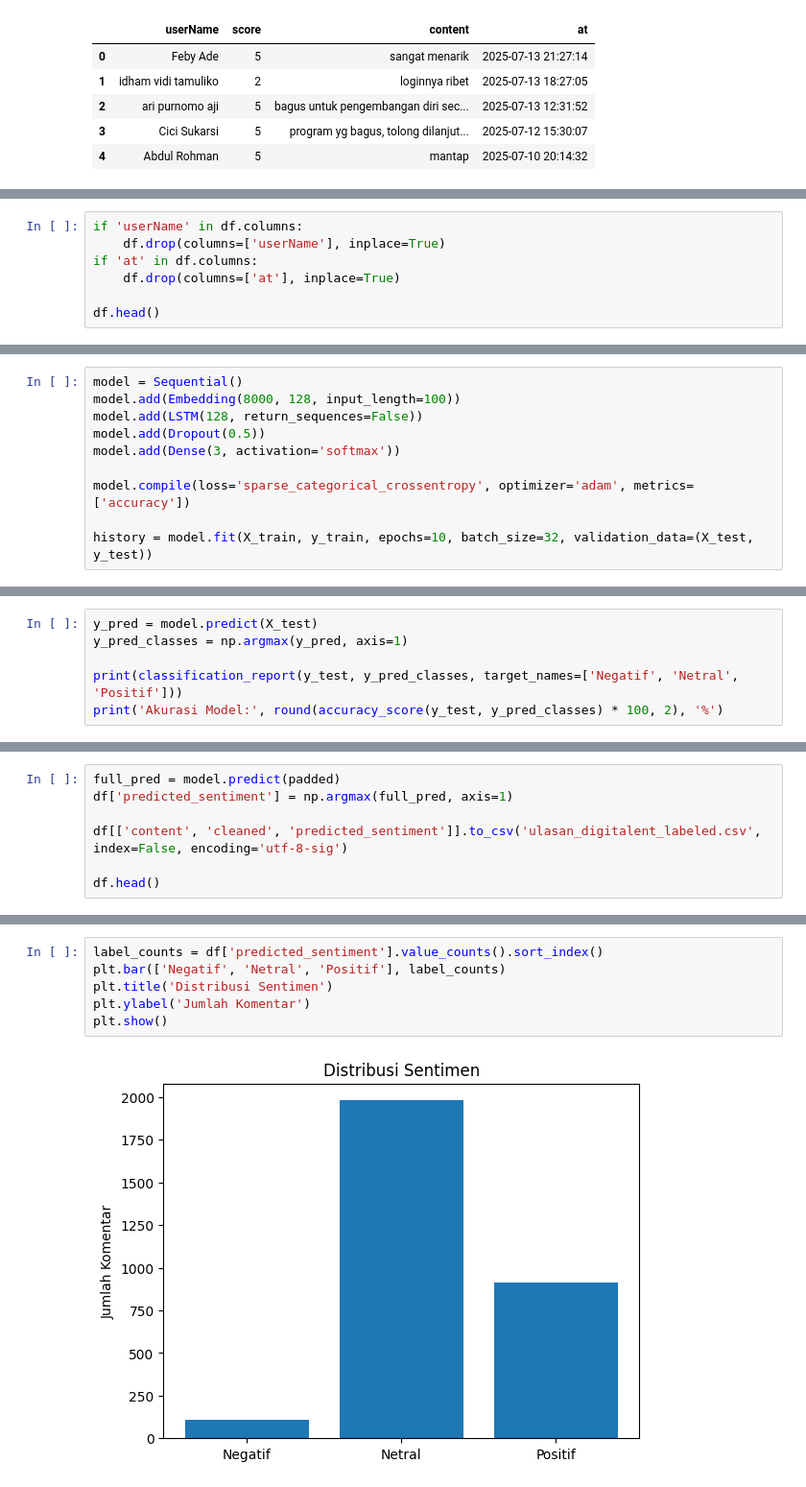
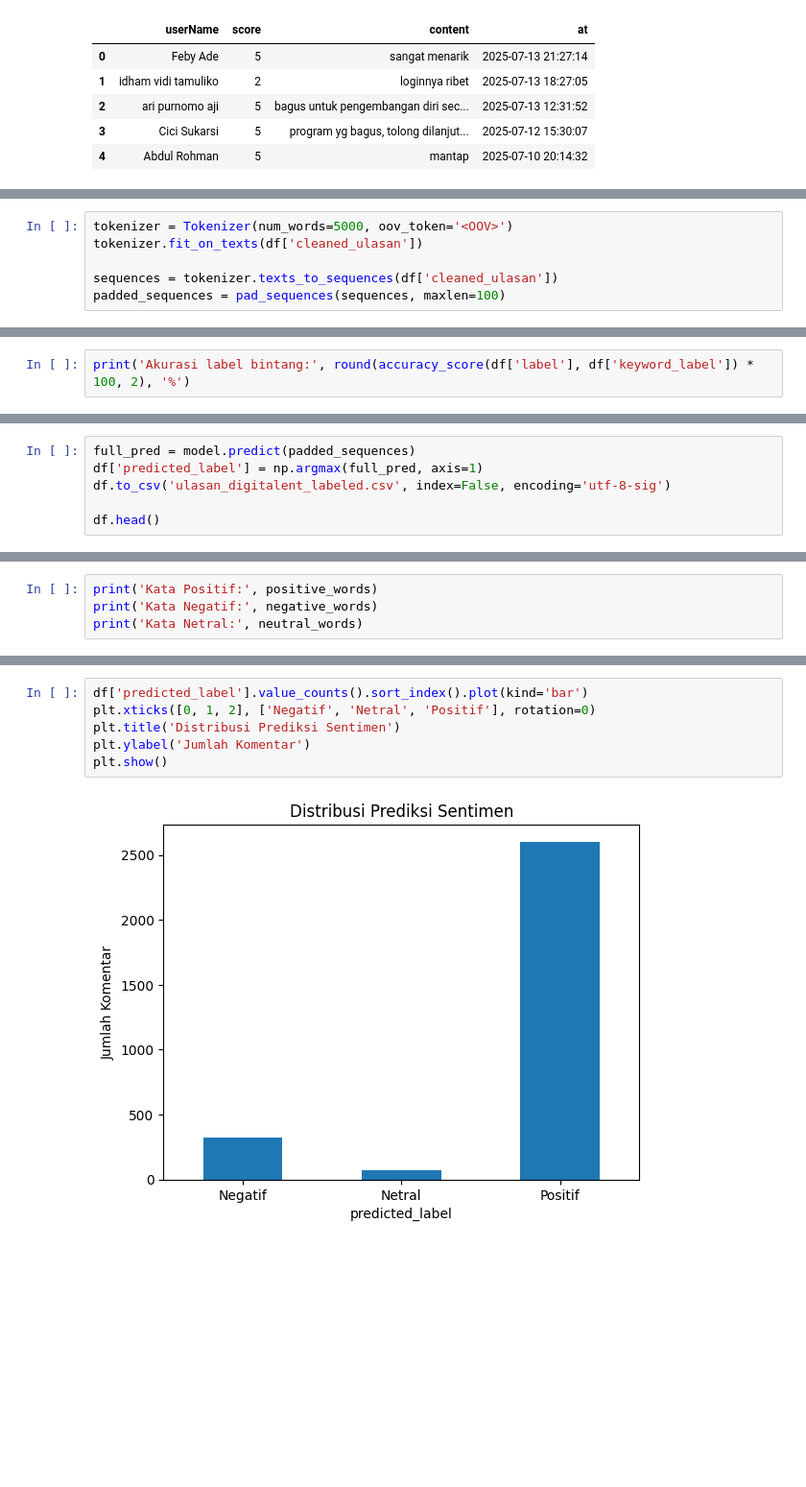
Before and after one commit to MuhamadDaffaNashrullah/UASV2-IPYNB-, a Jupyter notebook: komentar.ipynb, the cells around one changed output, grey strips where cells are left out. Shown: that part at 96% size. Saved outputs shown, nothing was run; the diff lists cells and outputs as text; blank space fills up the shorter version.

```diff
--- a/komentar.ipynb
+++ b/komentar.ipynb
@@ -33,7 +131,6 @@ df.head()
 # %%
-if 'userName' in df.columns:
-    df.drop(columns=['userName'], inplace=True)
-if 'at' in df.columns:
-    df.drop(columns=['at'], inplace=True)
+tokenizer = Tokenizer(num_words=5000, oov_token='<OOV>')
+tokenizer.fit_on_texts(df['cleaned_ulasan'])
 
-df.head()
+sequences = tokenizer.texts_to_sequences(df['cleaned_ulasan'])
+padded_sequences = pad_sequences(sequences, maxlen=100)
@@ -107,11 +187,3 @@ X_train, X_test, y_train, y_test = train_test_split(padded, df['sentiment'], tes
 # %%
-model = Sequential()
-model.add(Embedding(8000, 128, input_length=100))
-model.add(LSTM(128, return_sequences=False))
-model.add(Dropout(0.5))
-model.add(Dense(3, activation='softmax'))
-
-model.compile(loss='sparse_categorical_crossentropy', optimizer='adam', metrics=['accuracy'])
-
-history = model.fit(X_train, y_train, epochs=10, batch_size=32, validation_data=(X_test, y_test))
+print('Akurasi label bintang:', round(accuracy_score(df['label'], df['keyword_label']) * 100, 2), '%')
 # %% [output]
@@ -138,7 +191,7 @@ Epoch 10/10
 # %%
-y_pred = model.predict(X_test)
-y_pred_classes = np.argmax(y_pred, axis=1)
+full_pred = model.predict(padded_sequences)
+df['predicted_label'] = np.argmax(full_pred, axis=1)
+df.to_csv('ulasan_digitalent_labeled.csv', index=False, encoding='utf-8-sig')
 
-print(classification_report(y_test, y_pred_classes, target_names=['Negatif', 'Netral', 'Positif']))
-print('Akurasi Model:', round(accuracy_score(y_test, y_pred_classes) * 100, 2), '%')
+df.head()
 # %% [output]
@@ -157,8 +205,5 @@ Akurasi Model: 100.0 %
 # %%
-full_pred = model.predict(padded)
-df['predicted_sentiment'] = np.argmax(full_pred, axis=1)
-
-df[['content', 'cleaned', 'predicted_sentiment']].to_csv('ulasan_digitalent_labeled.csv', index=False, encoding='utf-8-sig')
-
-df.head()
+print('Kata Positif:', positive_words)
+print('Kata Negatif:', negative_words)
+print('Kata Netral:', neutral_words)
 # %% [output]
@@ -172,9 +213,9 @@ df.head()
 # %%
-label_counts = df['predicted_sentiment'].value_counts().sort_index()
-plt.bar(['Negatif', 'Netral', 'Positif'], label_counts)
-plt.title('Distribusi Sentimen')
+df['predicted_label'].value_counts().sort_index().plot(kind='bar')
+plt.xticks([0, 1, 2], ['Negatif', 'Netral', 'Positif'], rotation=0)
+plt.title('Distribusi Prediksi Sentimen')
 plt.ylabel('Jumlah Komentar')
 plt.show()
 # %% [output]
-[figure, old version]
+[figure, new version]
 # %%
```
Also changed, not shown: parts of 27 cells of this notebook, 7 other files.
